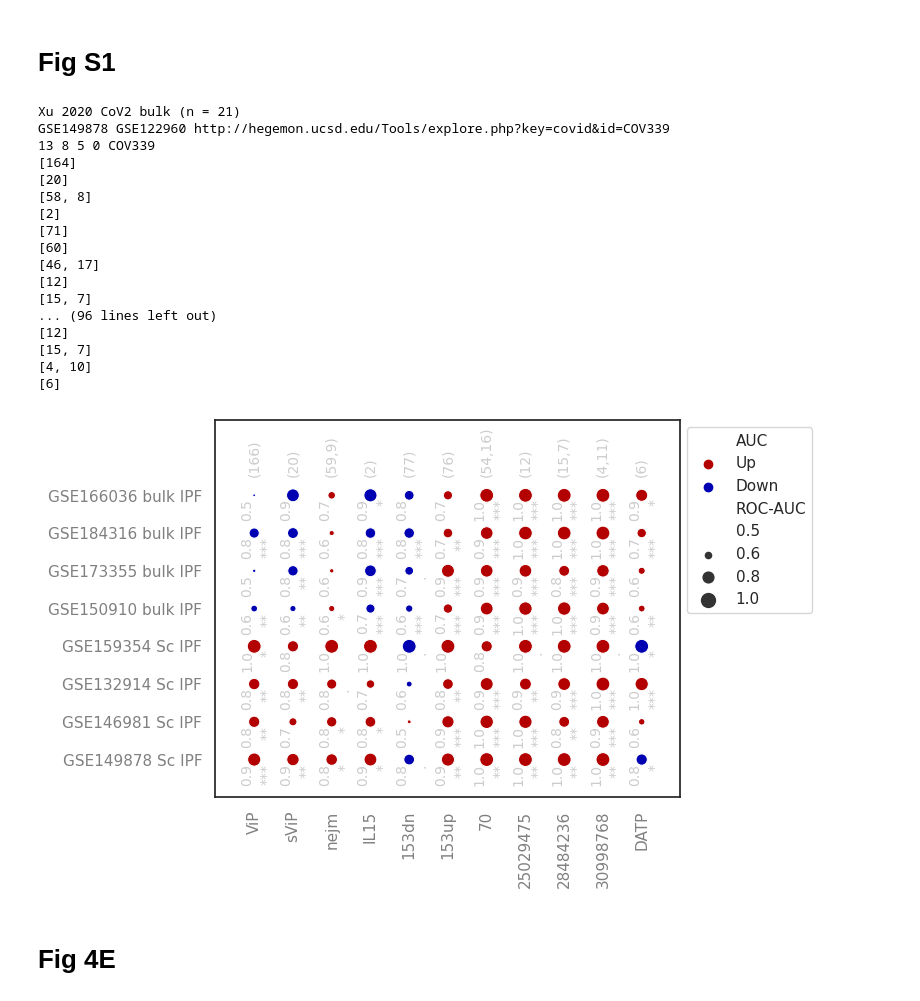
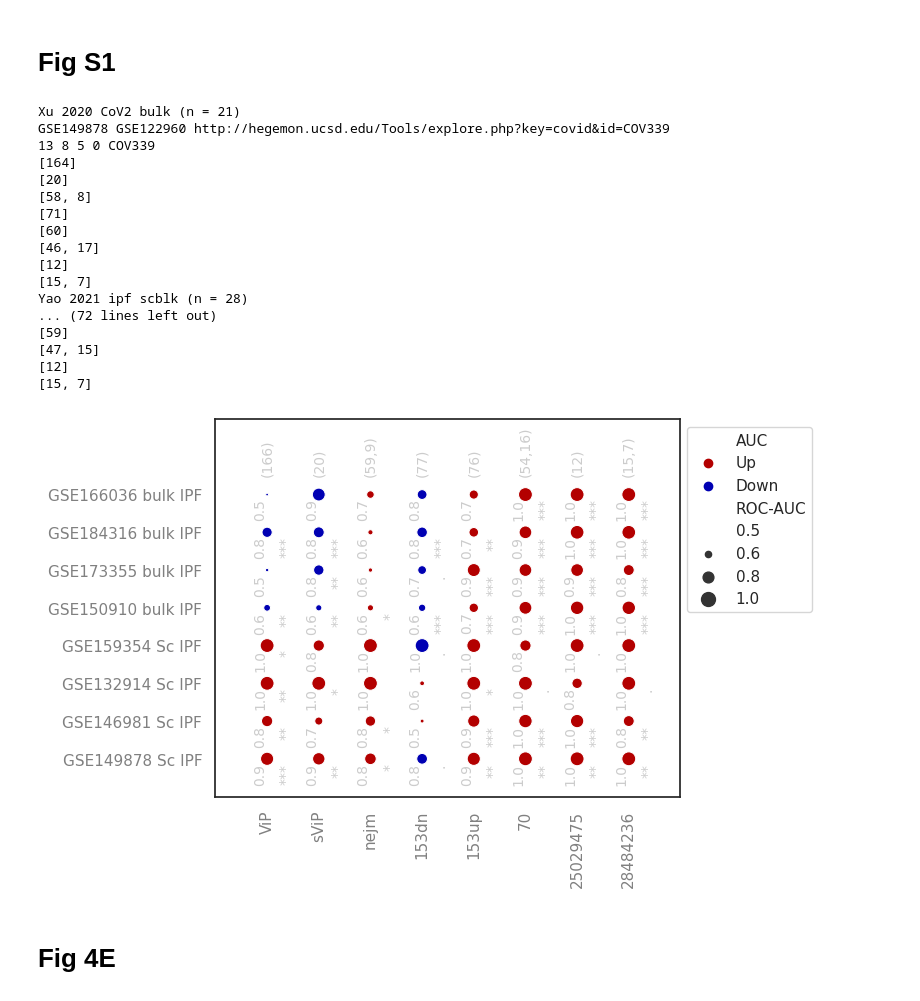
Before and after one commit to sahoo00/BoNE, a Jupyter notebook: lung-fibrosis/Lung_fibrosis_bubble_plots.ipynb, the cells around one changed output. Saved outputs shown, nothing was run; the diff lists cells and outputs as text; code cells hidden in the pictures.

```diff
--- a/lung-fibrosis/Lung_fibrosis_bubble_plots.ipynb
+++ b/lung-fibrosis/Lung_fibrosis_bubble_plots.ipynb
@@ -469,12 +469,13 @@ ana.getMelms2021CoV2snblk()
 res += [IPFAnalysis(ana, 'lungCoV2', pdf)]
 #ana.getLi2021()
 #res += [IPFAnalysis(ana, 'Single_cell lung-cov2')]
-#ana.getXu2020CoV2(4)
-#res += [IPFAnalysis(ana, 'IPF', pdf)]
-ana.getYao2020IPF()
+ana.getXu2020CoV2(4)
 res += [IPFAnalysis(ana, 'IPF', pdf)]
-ana.getGao2020ipf()
-res += [IPFAnalysis(ana, 'IPF_sc_new', pdf)]
+#ana.getYao2020IPF()
+ana.getYao2020bulk()
+res += [IPFAnalysis(ana, 'IPF', pdf)]
+#ana.getGao2020ipf()
+#res += [IPFAnalysis(ana, 'IPF_sc_new', pdf)]
 #ana.getXu2020CoV2(5)
 #res += [IPFAnalysis(ana, 'IPF-CoV2')]
 #ana.getBharat2020CoV2scblk(2, 0)
@@ -1263,9 +1206,9 @@ def IPFAnalysis(ana, desc, pdf, id1 = None):
     ann = [re.sub(" .*", "", ana.h.getSource()),'Hs','nejm', getL(l1)]
     res += [ana.getStats(l1, wt1, ann)]
 
-    wt1, l1 = [1], [['IL15', 'IL15RA']]
-    ann = [re.sub(" .*", "", ana.h.getSource()),'Hs','IL15', getL(l1)]
-    res += [ana.getStats(l1, wt1, ann)]
+#    wt1, l1 = [1], [['IL15', 'IL15RA']]
+#    ann = [re.sub(" .*", "", ana.h.getSource()),'Hs','IL15', getL(l1)]
+#    res += [ana.getStats(l1, wt1, ann)]
 
 
     cfile = 'ipf/IPF 15-gene signature UP in IPF.txt'
@@ -1297,16 +1240,16 @@ def IPFAnalysis(ana, desc, pdf, id1 = None):
     wt1, l1 = [1, -1], [l1[1:16], l1[20:-2]]
     ann = [re.sub(" .*", "", ana.h.getSource()),'Hs','28484236', getL(l1)]
     res += [ana.getStats(l1, wt1, ann)]
-    cfile = 'ipf/IPF signature_PMID_30998768.txt'
-    l1 = bone.getEntries(cfile, 0)
-    wt1, l1 = [1, -1], [l1[1:5], l1[7:]]
-    ann = [re.sub(" .*", "", ana.h.getSource()),'Hs','30998768', getL(l1)]
-    res += [ana.getStats(l1, wt1, ann)]
+#    cfile = 'ipf/IPF signature_PMID_30998768.txt'
+#    l1 = bone.getEntries(cfile, 0)
+#    wt1, l1 = [1, -1], [l1[1:5], l1[7:]]
+#    ann = [re.sub(" .*", "", ana.h.getSource()),'Hs','30998768', getL(l1)]
+#    res += [ana.getStats(l1, wt1, ann)]
 
 
-    wt1, l1 = [1], [bone.getEntries("/Users/sinha7290/public_html/BoNE/PMID32750316-datp.txt", 0)]
-    ann = [re.sub(" .*", "", ana.h.getSource()),'Hs','DATP', getL(l1)]
-    res += [ana.getStats(l1, wt1, ann)]
+#    wt1, l1 = [1], [bone.getEntries("/Users/sinha7290/public_html/BoNE/PMID32750316-datp.txt", 0)]
+#    ann = [re.sub(" .*", "", ana.h.getSource()),'Hs','DATP', getL(l1)]
+#    res += [ana.getStats(l1, wt1, ann)]
 
     cols = ['GSEID', 'ROC-AUC', 'pvalue', '#Cont', '#Expt',
             'Series', 'Species', 'Signature', '#Genes']
@@ -1428,7 +1371,7 @@ ana.getXu2020CoV2(4)
 res += [IPFAnalysis(ana, 'Sc IPF', pdf)]
 ana.getYao2021IPF()
 res += [IPFAnalysis(ana, 'Sc IPF', pdf)]
-ana.getYao2020IPF()
+ana.getYao2020bulk()
 res += [IPFAnalysis(ana, 'Sc IPF', pdf)]
 ana.getGao2020ipf()
 res += [IPFAnalysis(ana, 'Sc IPF', pdf)]
@@ -1483,38 +1426,38 @@ res += [IPFAnalysis(ana, 'bulk IPF', pdf)]
 #res += [IPFAnalysis(ana, 'Sarcoidosis')]
 #ana.getwest2019()
 #res += [IPFAnalysis(ana, 'CTEPH')]
 #ana.getBhatta2001()
 ##res += [IPFAnalysis(ana, 'Carcinoids')]
 #ana.getrobles2015()
 #res += [IPFAnalysis(ana, 'Adenocarcinoma')]
 #ana.getOvanda2021()
 #res += [IPFAnalysis(ana, 'Severe asthma')]
 
 
 
 
 df,ax = IPFBubble(res)
 pdf.savefig(transparent=True,bbox_inches = 'tight')
 closePDF(pdf)
 # %% [output]
 Xu 2020 CoV2 bulk (n = 21)
 GSE149878 GSE122960 http://hegemon.ucsd.edu/Tools/explore.php?key=covid&id=COV339
 13 8 5 0 COV339
 [164]
 [20]
 [58, 8]
-[2]
 [71]
 [60]
 [46, 17]
 [12]
 [15, 7]
-... (96 lines left out)
+Yao 2021 ipf scblk (n = 28)
+... (72 lines left out)
+[59]
+[47, 15]
 [12]
 [15, 7]
-[4, 10]
-[6]
-[figure, old version]
+[figure, new version]
 # %% [markdown]
 # Fig 4E
 # %%
```
Also changed, not shown: parts of 3 cells of this notebook.
